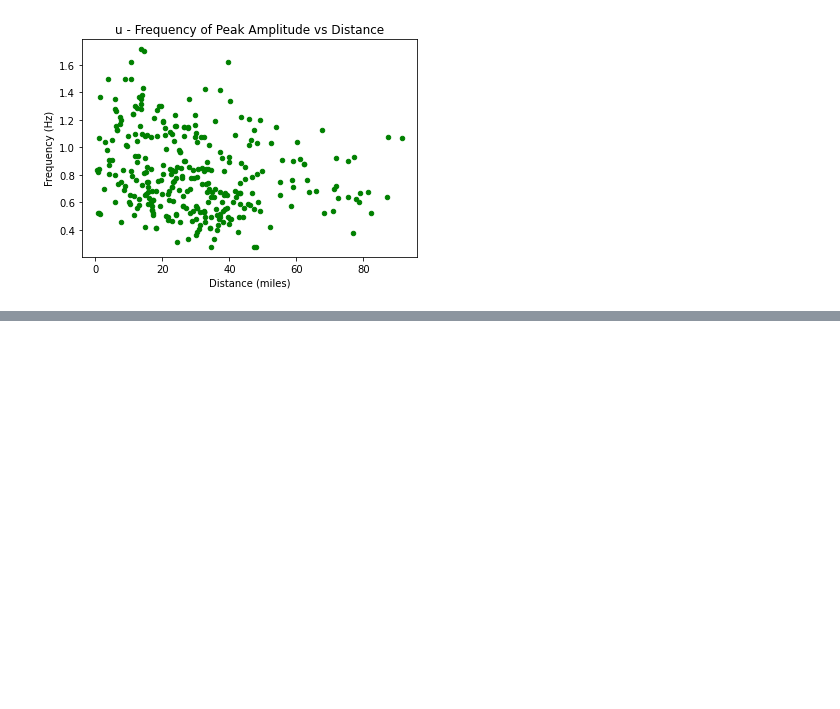
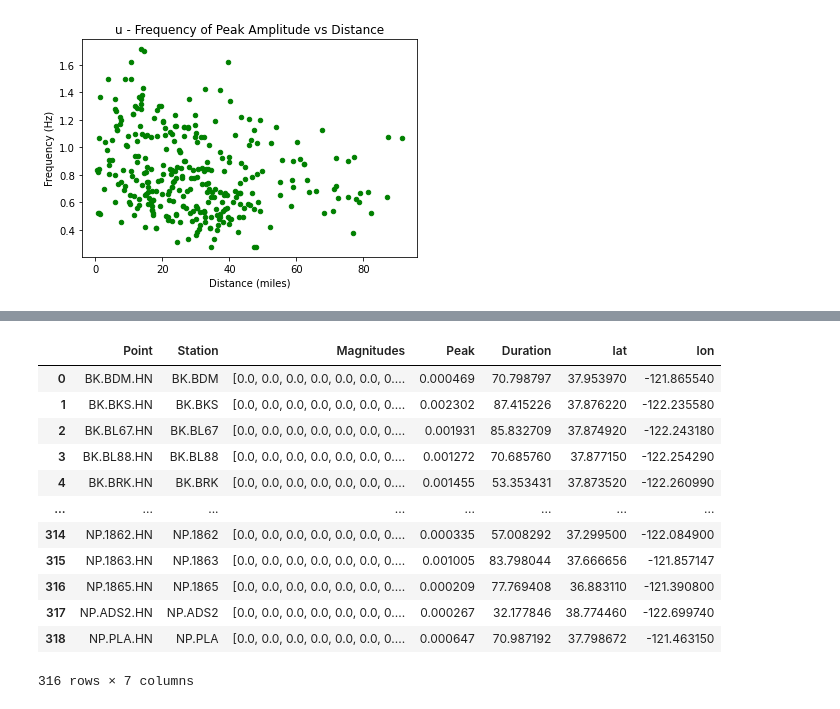
Before and after one commit to jeffreyjsung/3d-ground-motion-simulations, a Jupyter notebook: 3d_ground_motion_simulations.ipynb, the cells around one changed output, grey strips where cells are left out. Saved outputs shown, nothing was run; the diff lists cells and outputs as text; code cells hidden in the pictures; blank space fills up the shorter version.

Commit message:
define function for creating dataframe

```diff
--- a/3d_ground_motion_simulations.ipynb
+++ b/3d_ground_motion_simulations.ipynb
@@ -828,0 +773,16 @@ fig2.show()
+# %%
+create_3d_df(directory, file_list, False, [0, 0.5])
+# %% [output]
+|  | Point | Station | Magnitudes | Peak | Duration | lat | lon |
+| 0 | BK.BDM.HN | BK.BDM | [0.0, 0.0, 0.0, 0.0, 0.0, 0.0, 0.... | 0.000469 | 70.798797 | 37.953970 | -121.865540 |
+| 1 | BK.BKS.HN | BK.BKS | [0.0, 0.0, 0.0, 0.0, 0.0, 0.0, 0.... | 0.002302 | 87.415226 | 37.876220 | -122.235580 |
+| 2 | BK.BL67.HN | BK.BL67 | [0.0, 0.0, 0.0, 0.0, 0.0, 0.0, 0.... | 0.001931 | 85.832709 | 37.874920 | -122.243180 |
+| 3 | BK.BL88.HN | BK.BL88 | [0.0, 0.0, 0.0, 0.0, 0.0, 0.0, 0.... | 0.001272 | 70.685760 | 37.877150 | -122.254290 |
+| 4 | BK.BRK.HN | BK.BRK | [0.0, 0.0, 0.0, 0.0, 0.0, 0.0, 0.... | 0.001455 | 53.353431 | 37.873520 | -122.260990 |
+| ... | ... | ... | ... | ... | ... | ... | ... |
+| 314 | NP.1862.HN | NP.1862 | [0.0, 0.0, 0.0, 0.0, 0.0, 0.0, 0.... | 0.000335 | 57.008292 | 37.299500 | -122.084900 |
+| 315 | NP.1863.HN | NP.1863 | [0.0, 0.0, 0.0, 0.0, 0.0, 0.0, 0.... | 0.001005 | 83.798044 | 37.666656 | -121.857147 |
+| 316 | NP.1865.HN | NP.1865 | [0.0, 0.0, 0.0, 0.0, 0.0, 0.0, 0.... | 0.000209 | 77.769408 | 36.883110 | -121.390800 |
+| 317 | NP.ADS2.HN | NP.ADS2 | [0.0, 0.0, 0.0, 0.0, 0.0, 0.0, 0.... | 0.000267 | 32.177846 | 38.774460 | -122.699740 |
+| 318 | NP.PLA.HN | NP.PLA | [0.0, 0.0, 0.0, 0.0, 0.0, 0.0, 0.... | 0.000647 | 70.987192 | 37.798672 | -121.463150 |
+316 rows × 7 columns
```
Also changed, not shown: parts of 34 cells of this notebook, 1 other file.
